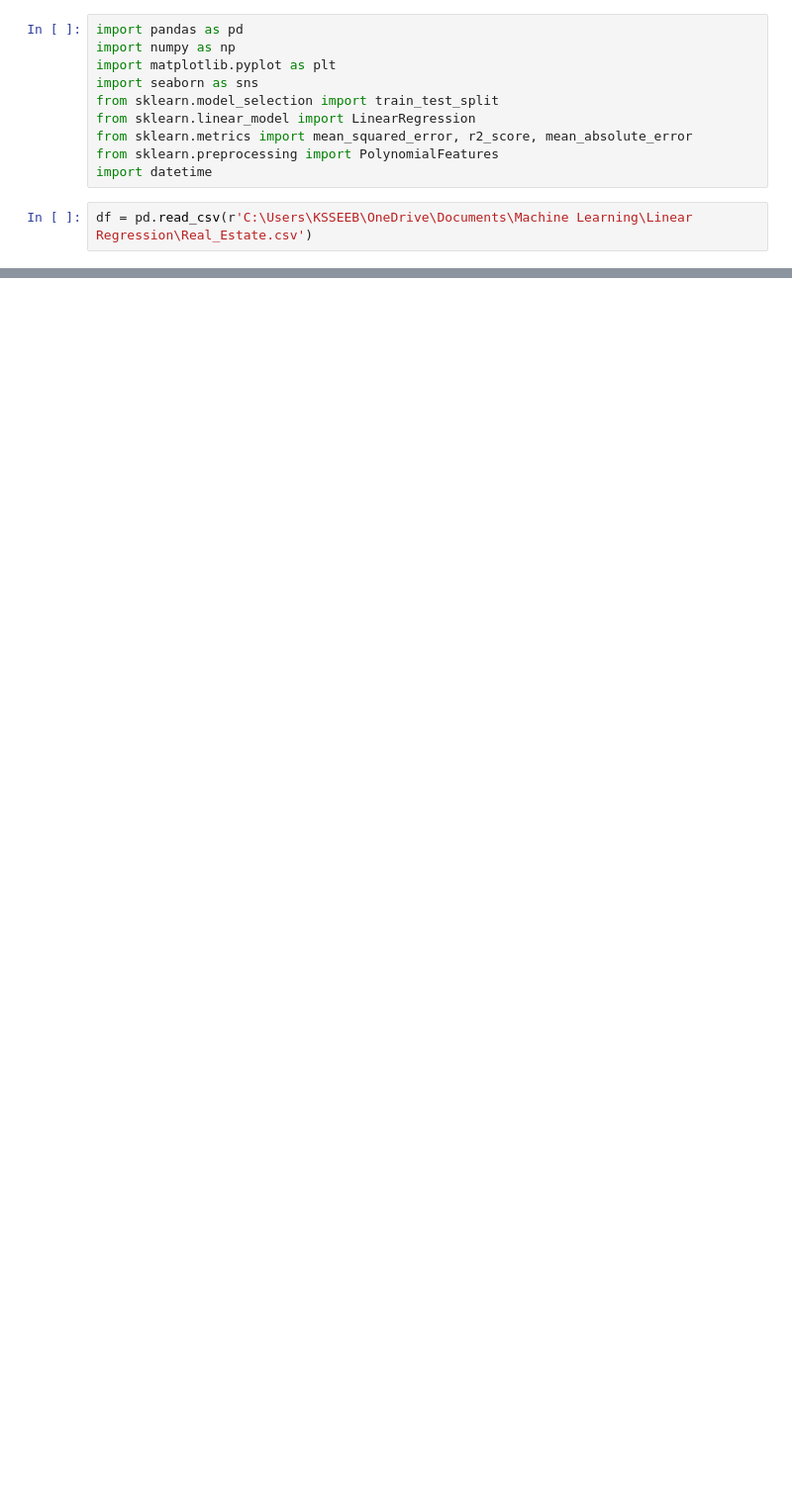
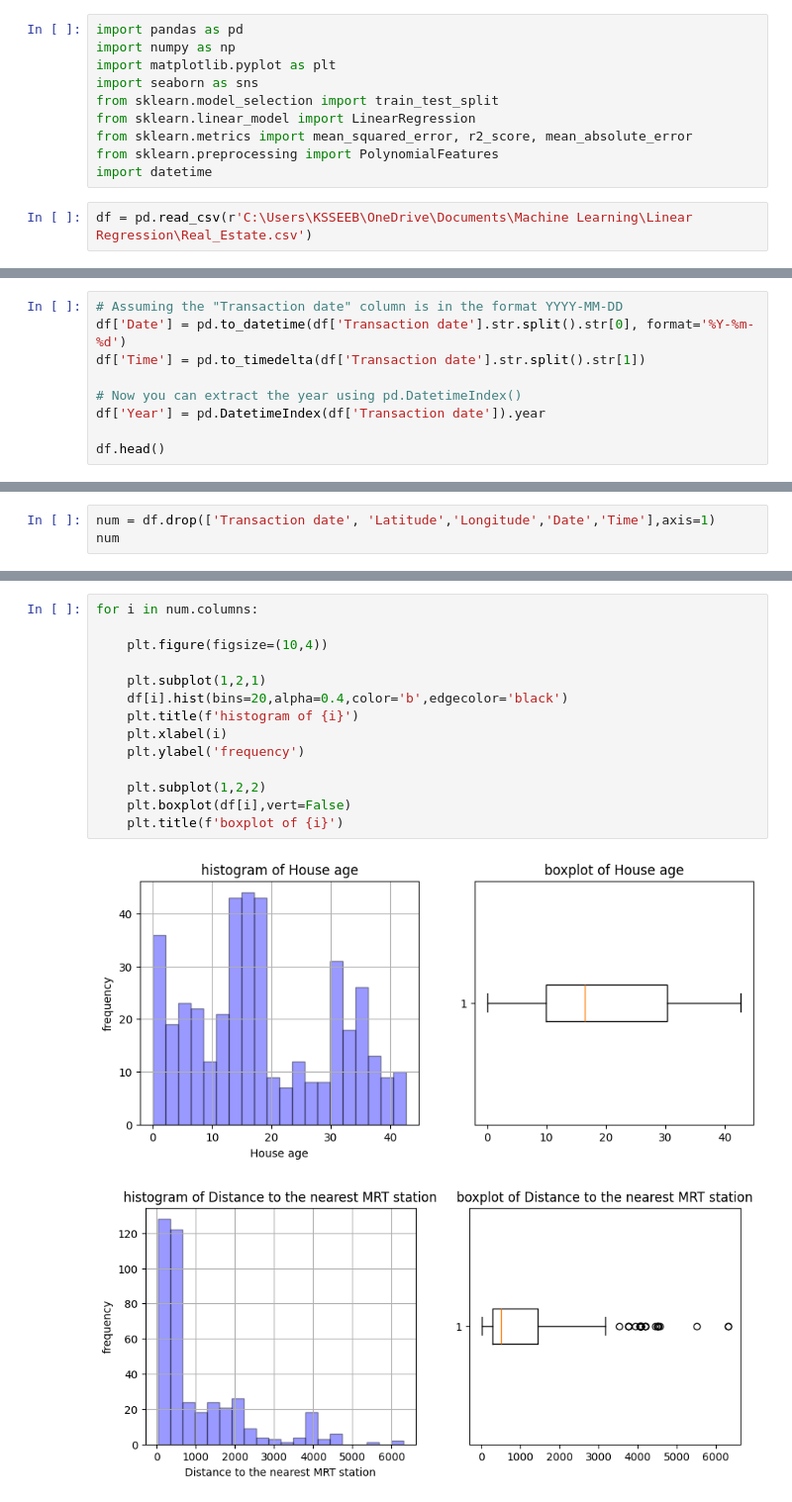
Before and after one commit to rakshume/Machine-Learning, a Jupyter notebook: polynomial regression/realestate_polynomial.ipynb, the cells around one changed output, grey strips where cells are left out. Shown at 99% size. Cells and saved outputs as stored; diff of their text form; blank space fills up the shorter version.

```diff
--- a/polynomial regression/realestate_polynomial.ipynb
+++ b/polynomial regression/realestate_polynomial.ipynb
@@ -21,0 +95,9 @@ df.head()
+# %%
+# Assuming the "Transaction date" column is in the format YYYY-MM-DD
+df['Date'] = pd.to_datetime(df['Transaction date'].str.split().str[0], format='%Y-%m-%d')
+df['Time'] = pd.to_timedelta(df['Transaction date'].str.split().str[1])
+
+# Now you can extract the year using pd.DatetimeIndex()
+df['Year'] = pd.DatetimeIndex(df['Transaction date']).year
+
+df.head()
@@ -21,0 +111,3 @@ df.head()
+# %%
+num = df.drop(['Transaction date', 'Latitude','Longitude','Date','Time'],axis=1)
+num
@@ -21,0 +128,17 @@ df.head()
+# %%
+for i in num.columns:
+
+    plt.figure(figsize=(10,4))
+
+    plt.subplot(1,2,1)
+    df[i].hist(bins=20,alpha=0.4,color='b',edgecolor='black')
+    plt.title(f'histogram of {i}')
+    plt.xlabel(i)
+    plt.ylabel('frequency')
+
+    plt.subplot(1,2,2)
+    plt.boxplot(df[i],vert=False)
+    plt.title(f'boxplot of {i}')
+# %% [output]
+[figure, added]
+[figure, added]
```
Also changed, not shown: parts of 19 cells of this notebook, 8 other files.
